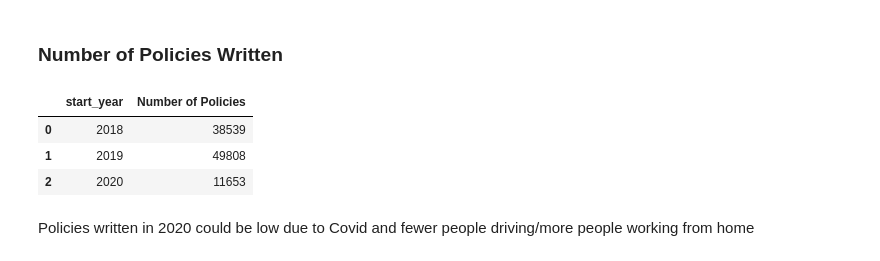
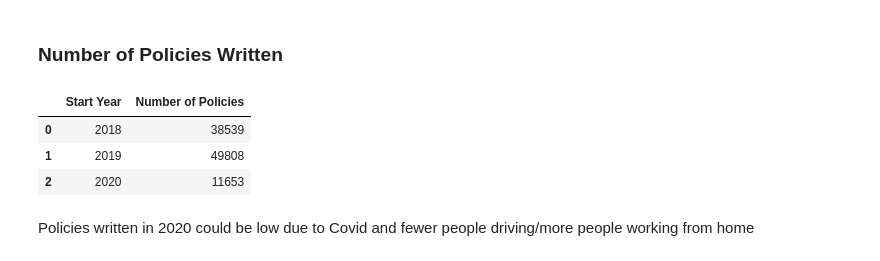
Before and after one commit to watchlotr/Python-Insurance-Case-Study, a Jupyter notebook: insurance_analysis.ipynb, the cells around one changed output. Cells and saved outputs as stored; diff of their text form; code cells hidden in the pictures.

```diff
--- a/insurance_analysis.ipynb
+++ b/insurance_analysis.ipynb
@@ -138,12 +265,19 @@ missing_values = (
 ### Number of Policies Written
 # %%
 # Creating a Year column for aggregation
-df["start_year"] = df["start_date"].dt.year.astype("category")
-df["start_year"] = df["start_year"].cat.reorder_categories([2018, 2019, 2020])
+#df["start_year"] = df["start_date"].dt.year.astype("category")
+#df["start_year"] = df["start_year"].cat.reorder_categories([2018, 2019, 2020])
 
-df.groupby("start_year").id.count().reset_index().rename(columns = {"id":"Number of Policies"})
+policies = (
+    df.groupby("start_year").id.count()
+        .reset_index()
+        .rename(columns = {"start_year":"Start Year", "id":"Number of Policies"})
+)
+
+policies
+#policies.to_csv(Path.cwd() / "Reports" / "policies.csv", index = False)
 # %% [output]
-|  | start_year | Number of Policies |
+|  | Start Year | Number of Policies |
 | 0 | 2018 | 38539 |
 | 1 | 2019 | 49808 |
 | 2 | 2020 | 11653 |
```
Also changed, not shown: parts of 47 cells of this notebook, 4 other files.
